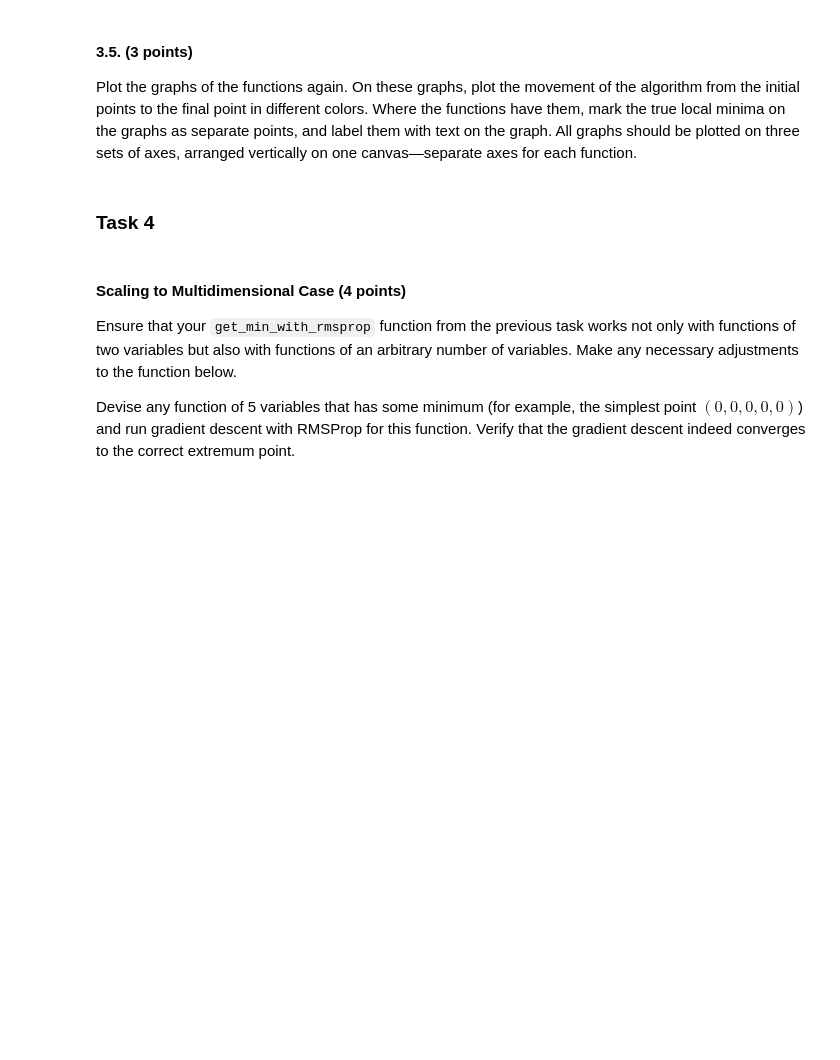
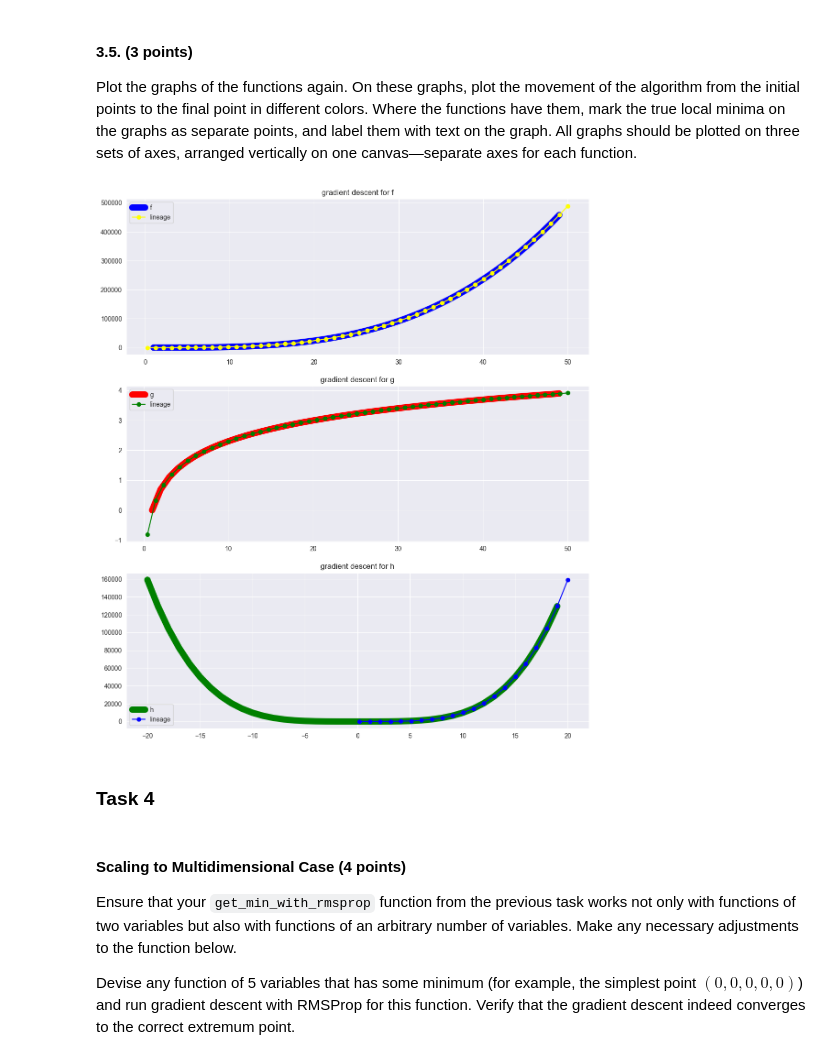
Before and after one commit to Megacinder/mds24, a Jupyter notebook: md4_ml/HA 3 - Calculus_ML_MDS_AhremenkoMA.ipynb, the cells around one changed output. Cells and saved outputs as stored; diff of their text form; code cells hidden in the pictures; blank space fills up the shorter version.

```diff
--- a/md4_ml/HA 3 - Calculus_ML_MDS_AhremenkoMA.ipynb
+++ b/md4_ml/HA 3 - Calculus_ML_MDS_AhremenkoMA.ipynb
@@ -427,3 +422,30 @@ Plot the graphs of the functions again. On these graphs, plot the movement of th
+# %%
+ARBITRARY_X = {
+    0: (1, 50, "blue", df, f, "yellow"),
+    1: (1, 50, "red", dg, g, "green"),
+    2: (-20, 20, "green", dh, h, "blue"),
+}
+
+
+_, ax = plt.subplots(3, 1, figsize=(13, 15), sharex=False)
+
+for ax_num, (x_from, x_to, color, grad_func, func, color_path) in ARBITRARY_X.items():
+
+    x_coord = list(range(x_from, x_to, 1))
+    y_coord = list(map(func, x_coord))
+
+    ax[ax_num].plot(x_coord, y_coord, label=f"{func.__name__}", color=color, linewidth=10)
+
+    x_list_grad = get_min_with_rmsprop(x=x_to, beta=1, grad_func=grad_func)
+    y_list_grad = list(map(func, x_list_grad))
+
+    ax[ax_num].plot(x_list_grad, y_list_grad, color=color_path, label="lineage", marker='o')
+
+
+    ax[ax_num].legend()
+    ax[ax_num].set_title(f"gradient descent for {func.__name__}")
+# %% [output]
+[figure, added]
 # %% [markdown]
 ### Task 4
 # %% [markdown]
```
Also changed, not shown: parts of 7 cells of this notebook.
